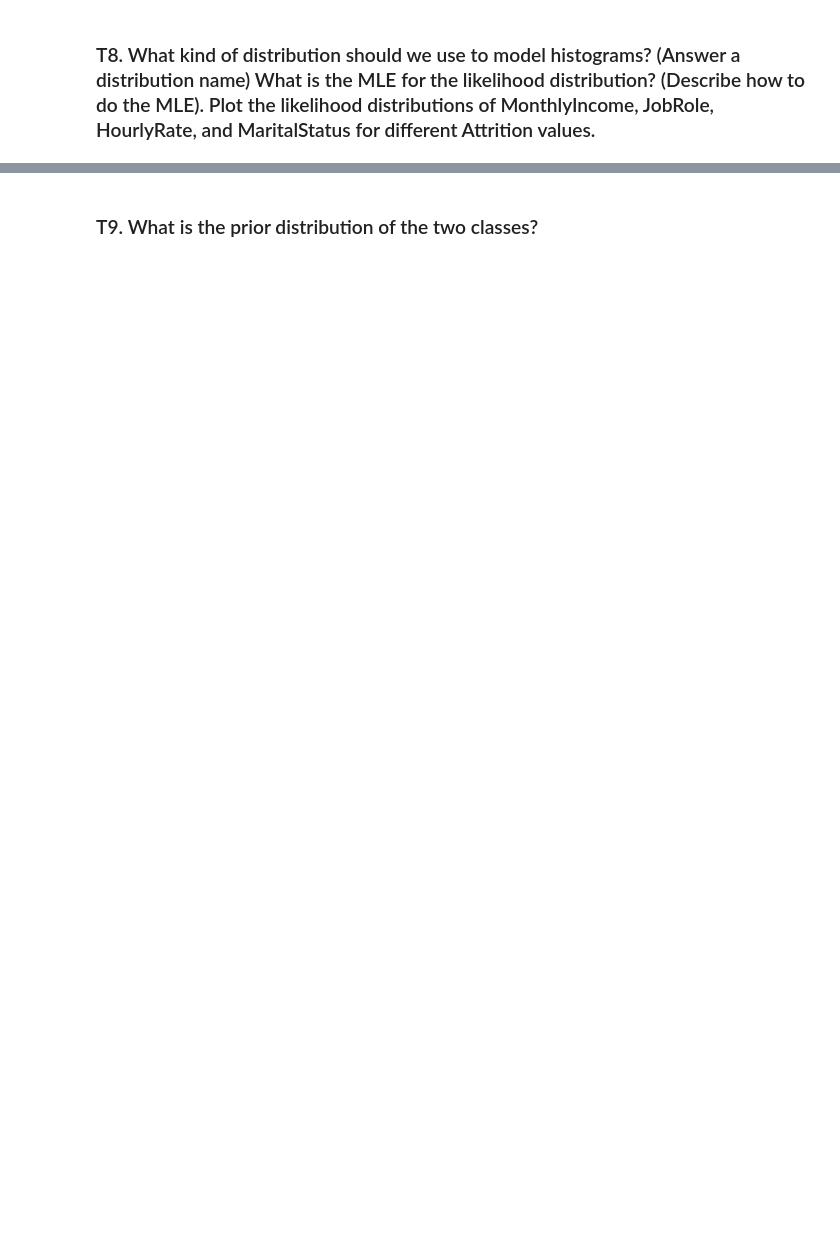
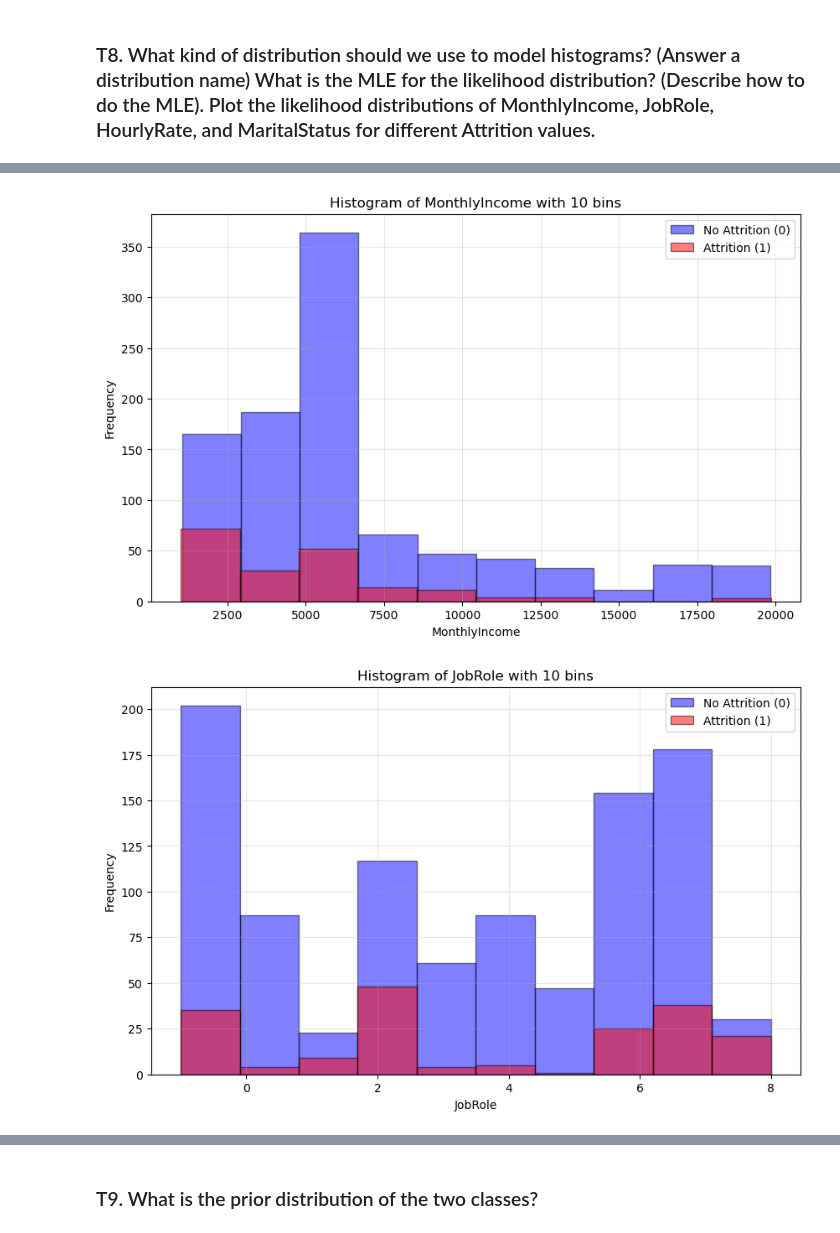
Before and after one commit to Mysterioucz/2110573-Pattern-Recognition, a Jupyter notebook: assignment/hw2/Pattern_HW2_student_2026.ipynb, the cells around one changed output, grey strips where cells are left out. Drawn from its saved outputs; the diff is of its cells as text; code cells hidden in the pictures; blank space fills up the shorter version.

```diff
--- a/assignment/hw2/Pattern_HW2_student_2026.ipynb
+++ b/assignment/hw2/Pattern_HW2_student_2026.ipynb
@@ -54,0 +165,10 @@ def display_histogram(df, col_name, cls, n_bin = 40):
+# %%
+# T8: Plot likelihood distributions
+features_to_plot_t8 = ['MonthlyIncome', 'JobRole', 'HourlyRate', 'MaritalStatus']
+
+for feature in features_to_plot_t8:
+    if feature in df_train.columns:
+        display_histogram(df_train, feature, 'Attrition', n_bin=10)
+# %% [output]
+[figure, added]
+[figure, added]
```
Also changed, not shown: parts of 36 cells of this notebook, 5 other files.
